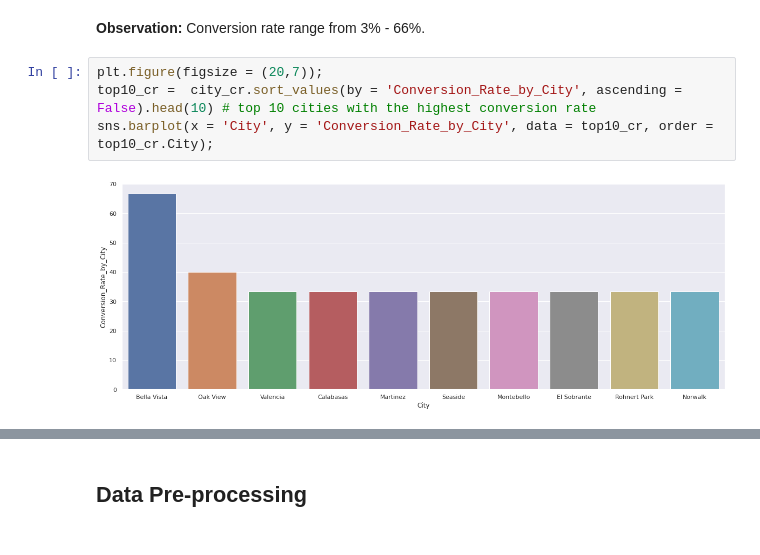
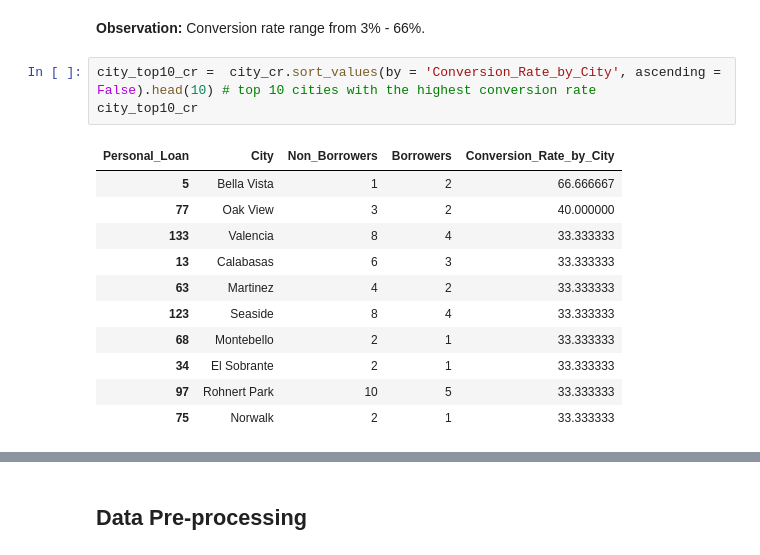
Before and after one commit to liangym2014/Data-science-and-machine-learning, a Jupyter notebook: 3.Personal_Loan_Campaign_Solution.ipynb, the cells around one changed output, grey strips where cells are left out. Saved outputs shown, nothing was run; the diff lists cells and outputs as text.

Commit message:
Modify "ZIPCode vs Personal_Loan" and "City vs Personal_Loan" in EDA.

```diff
--- a/3.Personal_Loan_Campaign_Solution.ipynb
+++ b/3.Personal_Loan_Campaign_Solution.ipynb
@@ -591,8 +576,17 @@ Lowest conversion rate: 2.94 %
 # %% [markdown]
 **Observation:** Conversion rate range from 3% - 66%.
 # %%
-plt.figure(figsize = (20,7));
-top10_cr =  city_cr.sort_values(by = 'Conversion_Rate_by_City', ascending = False).head(10) # top 10 cities with the highest conversion rate
-sns.barplot(x = 'City', y = 'Conversion_Rate_by_City', data = top10_cr, order = top10_cr.City);
+city_top10_cr =  city_cr.sort_values(by = 'Conversion_Rate_by_City', ascending = False).head(10) # top 10 cities with the highest conversion rate
+city_top10_cr
 # %% [output]
-[figure, removed]
+| Personal_Loan | City | Non_Borrowers | Borrowers | Conversion_Rate_by_City |
+| 5 | Bella Vista | 1 | 2 | 66.666667 |
+| 77 | Oak View | 3 | 2 | 40.000000 |
+| 133 | Valencia | 8 | 4 | 33.333333 |
+| 13 | Calabasas | 6 | 3 | 33.333333 |
+| 63 | Martinez | 4 | 2 | 33.333333 |
+| 123 | Seaside | 8 | 4 | 33.333333 |
+| 68 | Montebello | 2 | 1 | 33.333333 |
+| 34 | El Sobrante | 2 | 1 | 33.333333 |
+| 97 | Rohnert Park | 10 | 5 | 33.333333 |
+| 75 | Norwalk | 2 | 1 | 33.333333 |
```
Also changed, not shown: parts of 8 cells of this notebook.
